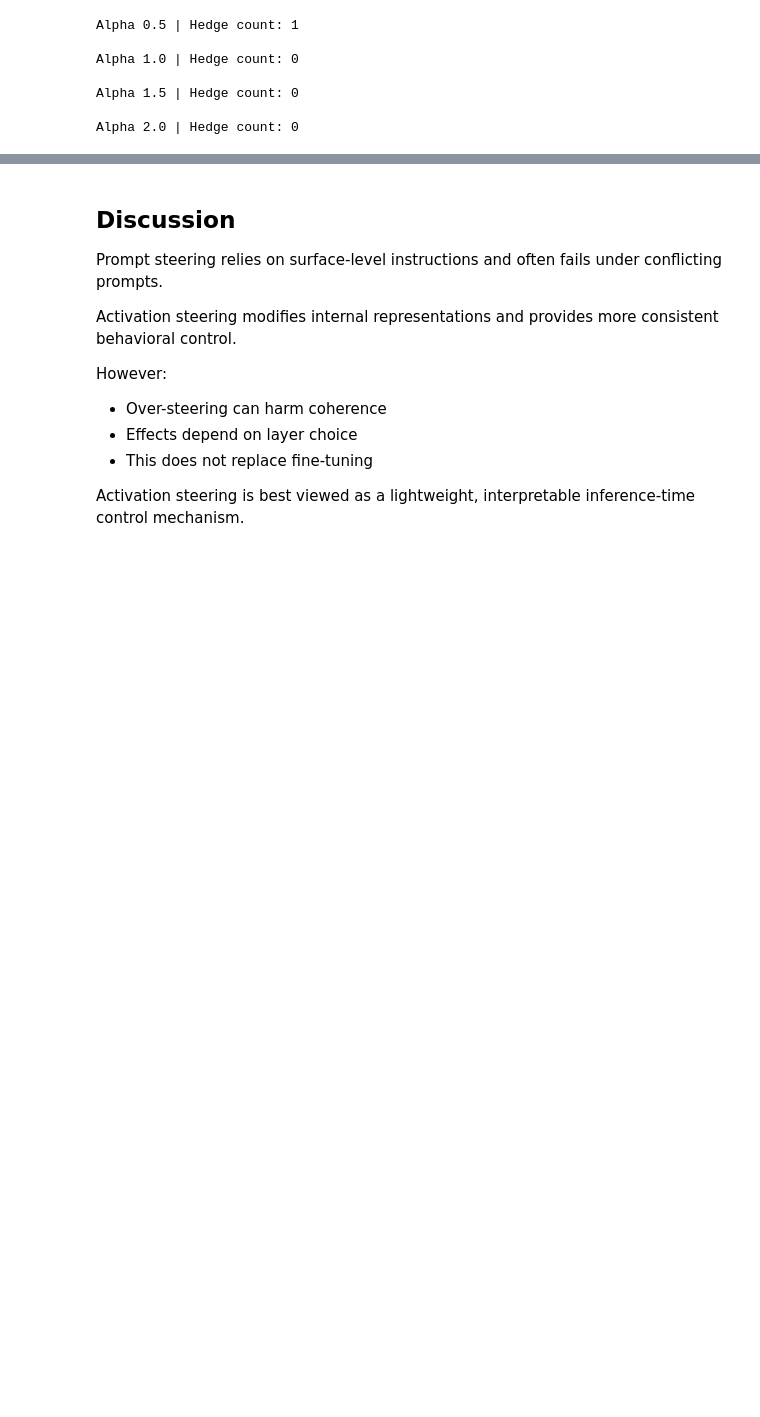
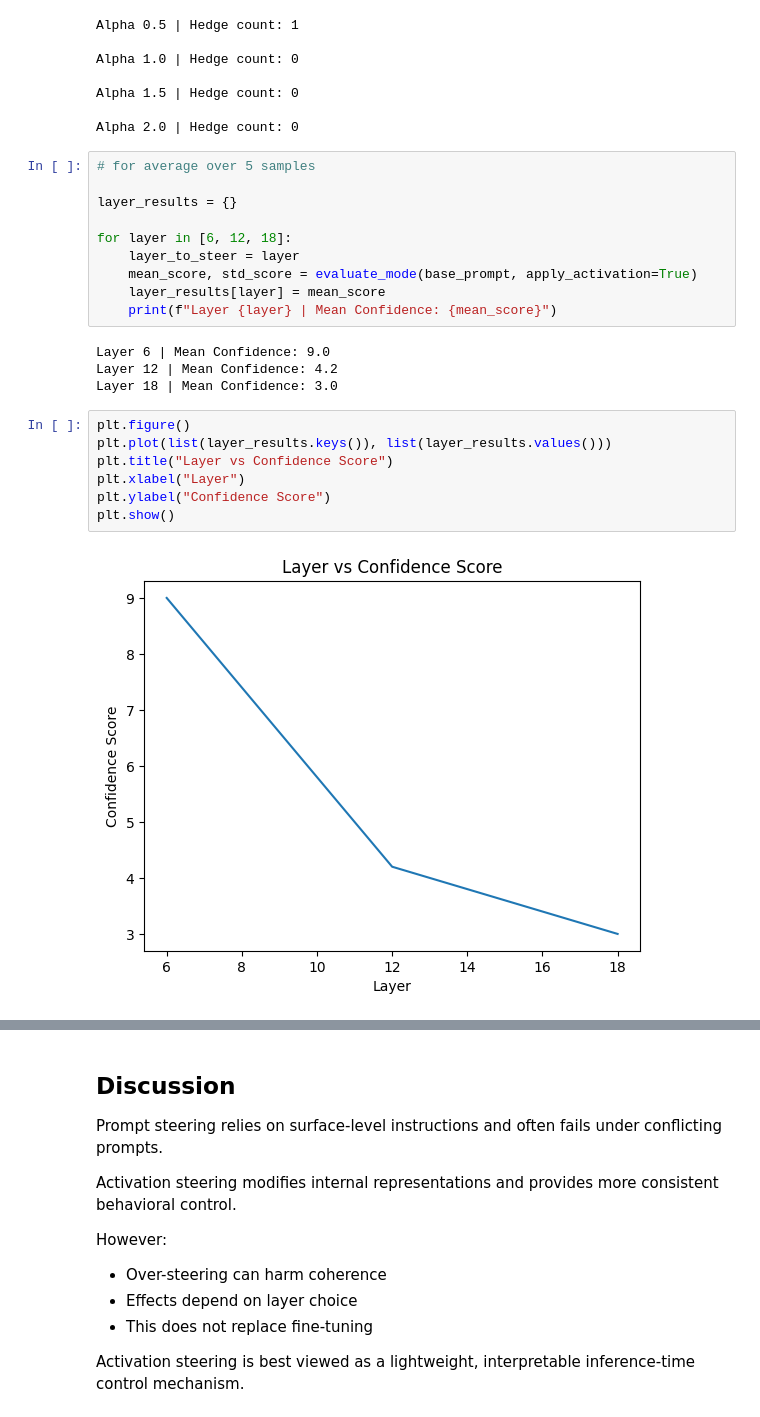
Before and after one commit to iamfaham/llm_steering, a Jupyter notebook: llm_steering.ipynb, the cells around one changed output, grey strips where cells are left out. Drawn from its saved outputs; the diff is of its cells as text; blank space fills up the shorter version.

```diff
--- a/llm_steering.ipynb
+++ b/llm_steering.ipynb
@@ -393,3 +436,26 @@ Alpha 1.0 | Hedge count: 0
 Alpha 1.5 | Hedge count: 0
 
 Alpha 2.0 | Hedge count: 0
+# %%
+# for average over 5 samples
+
+layer_results = {}
+
+for layer in [6, 12, 18]:
+    layer_to_steer = layer
+    mean_score, std_score = evaluate_mode(base_prompt, apply_activation=True)
+    layer_results[layer] = mean_score
+    print(f"Layer {layer} | Mean Confidence: {mean_score}")
+# %% [output]
+Layer 6 | Mean Confidence: 9.0
+Layer 12 | Mean Confidence: 4.2
+Layer 18 | Mean Confidence: 3.0
+# %%
+plt.figure()
+plt.plot(list(layer_results.keys()), list(layer_results.values()))
+plt.title("Layer vs Confidence Score")
+plt.xlabel("Layer")
+plt.ylabel("Confidence Score")
+plt.show()
+# %% [output]
+[figure, added]
```
Also changed, not shown: parts of 12 cells of this notebook.
